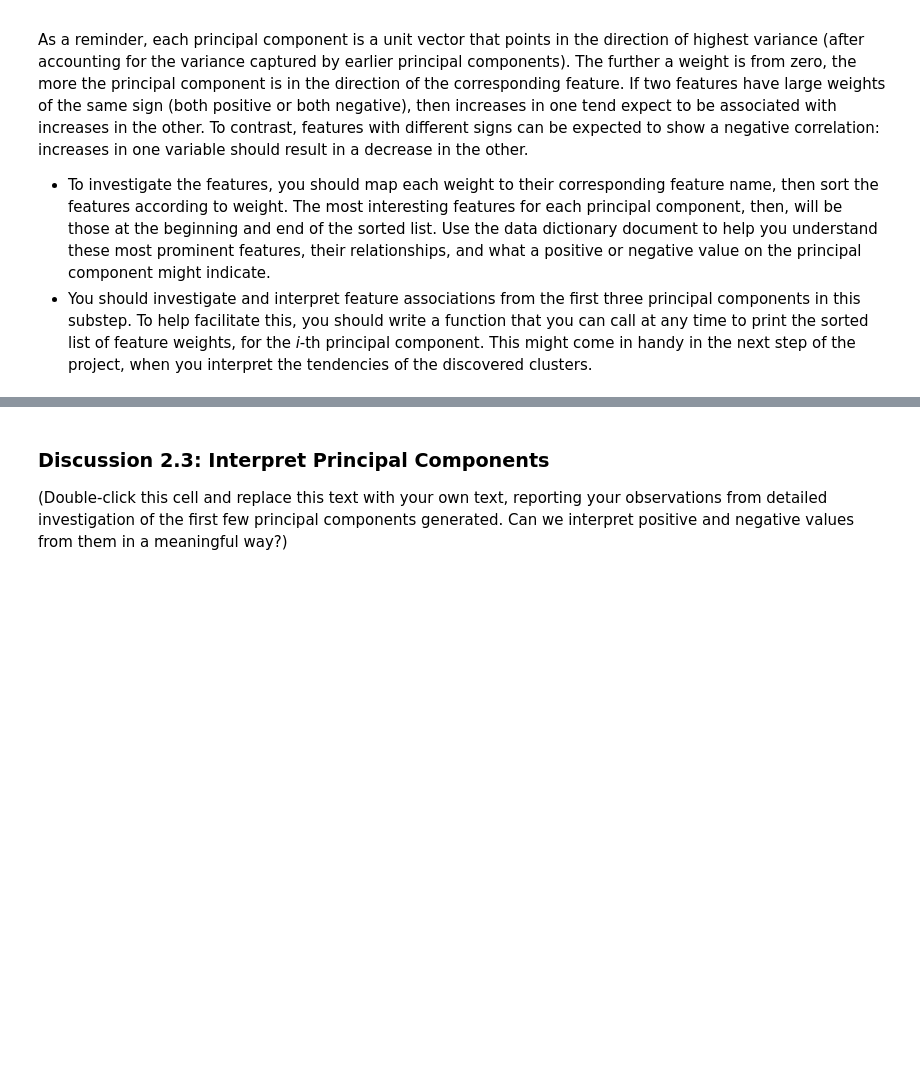
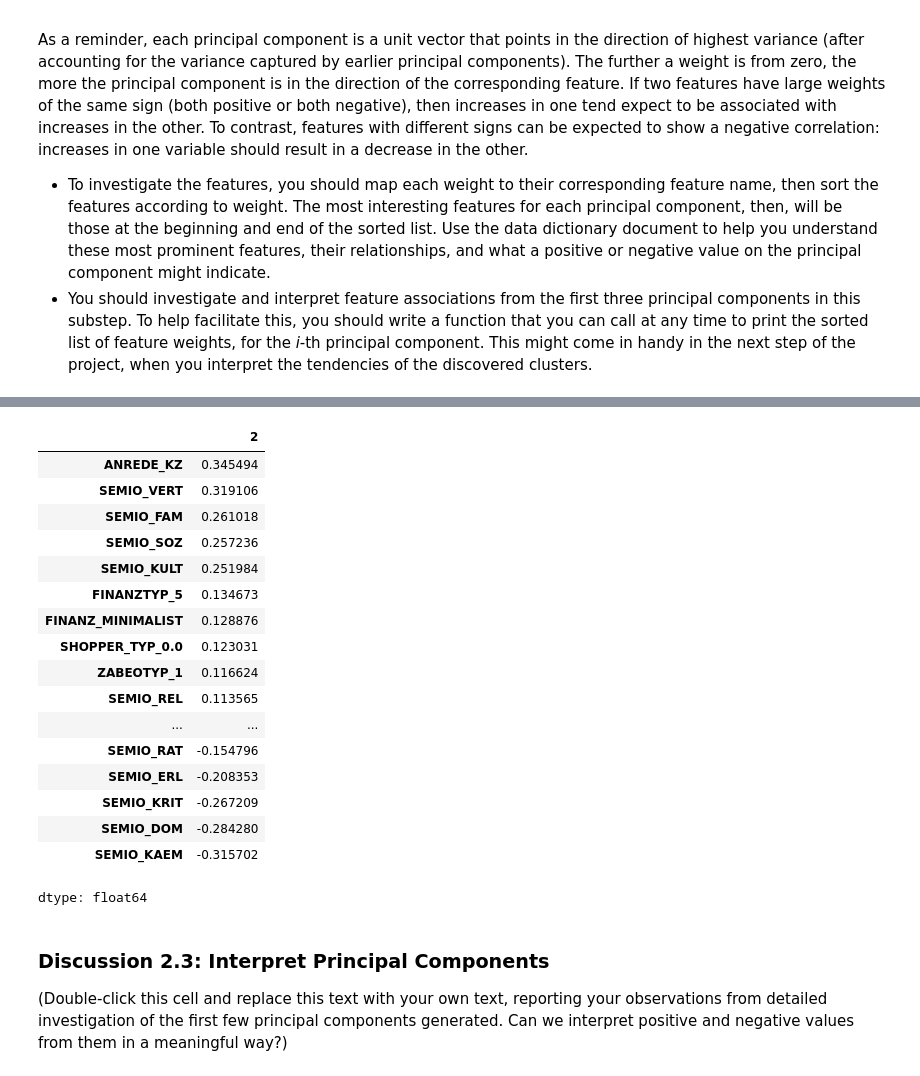
Before and after one commit to EssaAlsharif/Identify-Customer-Segments, a Jupyter notebook: Identify_Customer_Segments.ipynb, the cells around one changed output, grey strips where cells are left out. Saved outputs shown, nothing was run; the diff lists cells and outputs as text; code cells hidden in the pictures; blank space fills up the shorter version.

```diff
--- a/Identify_Customer_Segments.ipynb
+++ b/Identify_Customer_Segments.ipynb
@@ -1409,6 +1452,27 @@ As a reminder, each principal component is a unit vector that points in the dire
 # %%
 # Map weights for the third principal component to corresponding feature names
 # and then print the linked values, sorted by weight.
+
+PCA_weights(general_features_scaled,pca_100,2)
+# %% [output]
+|  | 2 |
+| ANREDE_KZ | 0.345494 |
+| SEMIO_VERT | 0.319106 |
+| SEMIO_FAM | 0.261018 |
+| SEMIO_SOZ | 0.257236 |
+| SEMIO_KULT | 0.251984 |
+| FINANZTYP_5 | 0.134673 |
+| FINANZ_MINIMALIST | 0.128876 |
+| SHOPPER_TYP_0.0 | 0.123031 |
+| ZABEOTYP_1 | 0.116624 |
+| SEMIO_REL | 0.113565 |
+| ... | ... |
+| SEMIO_RAT | -0.154796 |
+| SEMIO_ERL | -0.208353 |
+| SEMIO_KRIT | -0.267209 |
+| SEMIO_DOM | -0.284280 |
+| SEMIO_KAEM | -0.315702 |
+dtype: float64
 # %% [markdown]
 ### Discussion 2.3: Interpret Principal Components
 
```
Also changed, not shown: parts of 9 cells of this notebook.
